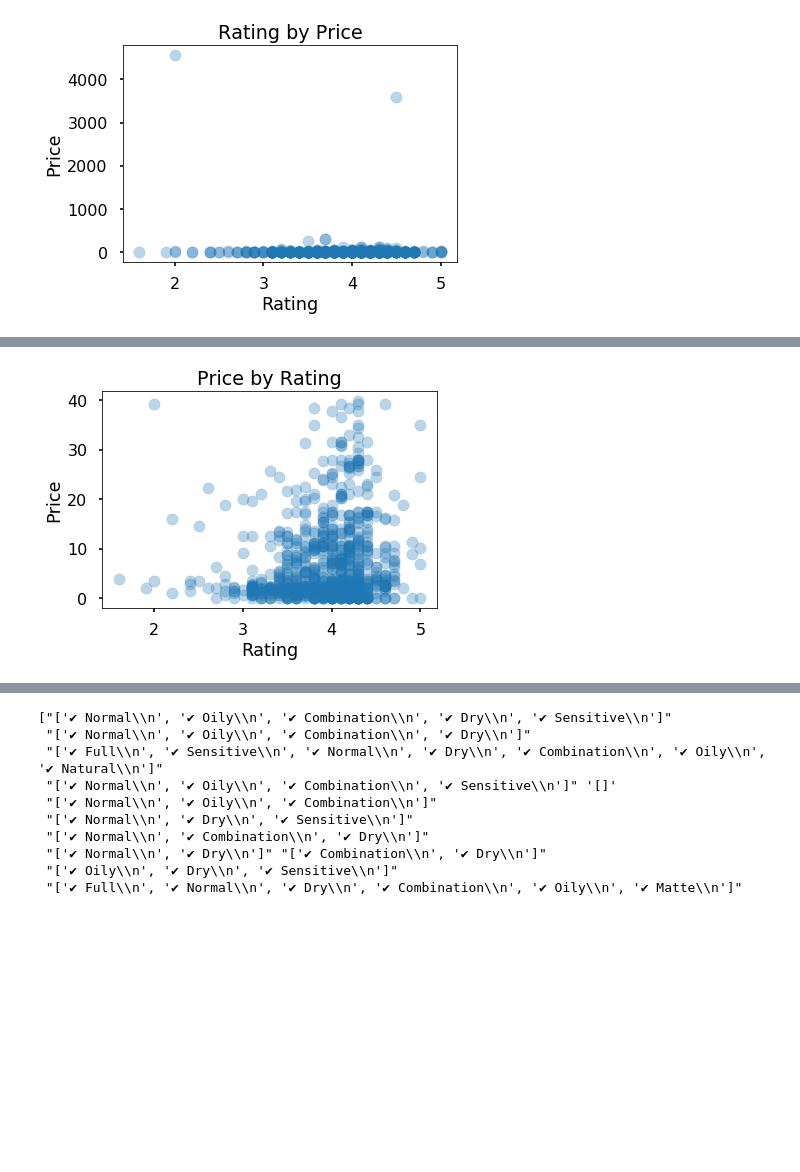
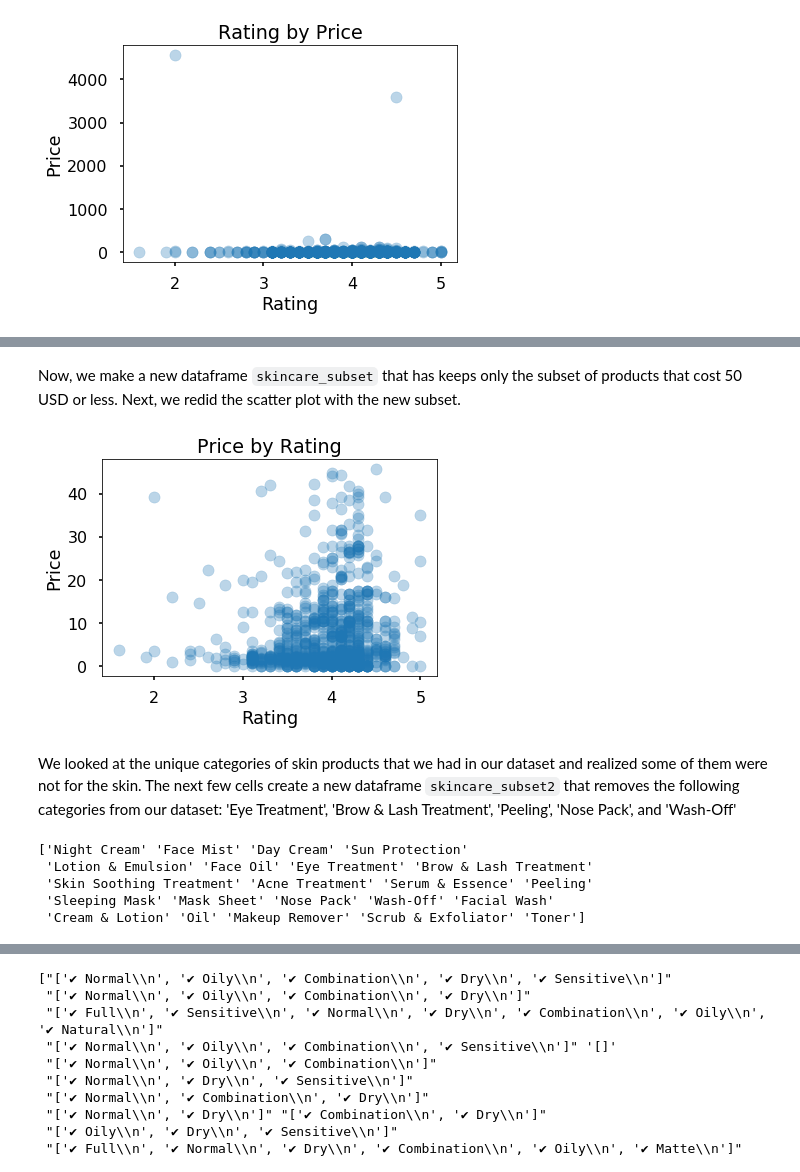
Before and after one commit to elitagao/info2950, a Jupyter notebook: INFO2950 Project.ipynb, the cells around one changed output, grey strips where cells are left out. Cells and saved outputs as stored; diff of their text form; code cells hidden in the pictures; blank space fills up the shorter version.

Commit message:
Update INFO2950 Project.ipynb
more text cells

```diff
--- a/INFO2950 Project.ipynb
+++ b/INFO2950 Project.ipynb
@@ -64,9 +86,22 @@ plt.show()
+# %% [markdown]
+Now, we make a new dataframe `skincare_subset` that has keeps only the subset of products that cost 50 USD or less. Next, we redid the scatter plot with the new subset.
 # %%
-skincare_subset=raw1.loc[(raw1['price']<40)]
+skincare_subset=raw1.loc[(raw1['price']<=50)]
 plt.scatter(x=skincare_subset['rating'],y=skincare_subset["price"], alpha=0.3)
 plt.xlabel('Rating')
 plt.ylabel('Price')
 plt.title('Price by Rating')
 plt.show()
 # %% [output]
-[figure, old version]
+[figure, new version]
+# %% [markdown]
+We looked at the unique categories of skin products that we had in our dataset and realized some of them were not for the skin. The next few cells create a new dataframe `skincare_subset2` that removes the following categories from our dataset: 'Eye Treatment', 'Brow & Lash Treatment', 'Peeling', 'Nose Pack', and 'Wash-Off'
+# %%
+#look at unique categories
+print(skincare_subset.category.unique() )
+# %% [output]
+['Night Cream' 'Face Mist' 'Day Cream' 'Sun Protection'
+ 'Lotion & Emulsion' 'Face Oil' 'Eye Treatment' 'Brow & Lash Treatment'
+ 'Skin Soothing Treatment' 'Acne Treatment' 'Serum & Essence' 'Peeling'
+ 'Sleeping Mask' 'Mask Sheet' 'Nose Pack' 'Wash-Off' 'Facial Wash'
+ 'Cream & Lotion' 'Oil' 'Makeup Remover' 'Scrub & Exfoliator' 'Toner']
```
Also changed, not shown: parts of 8 cells of this notebook.
